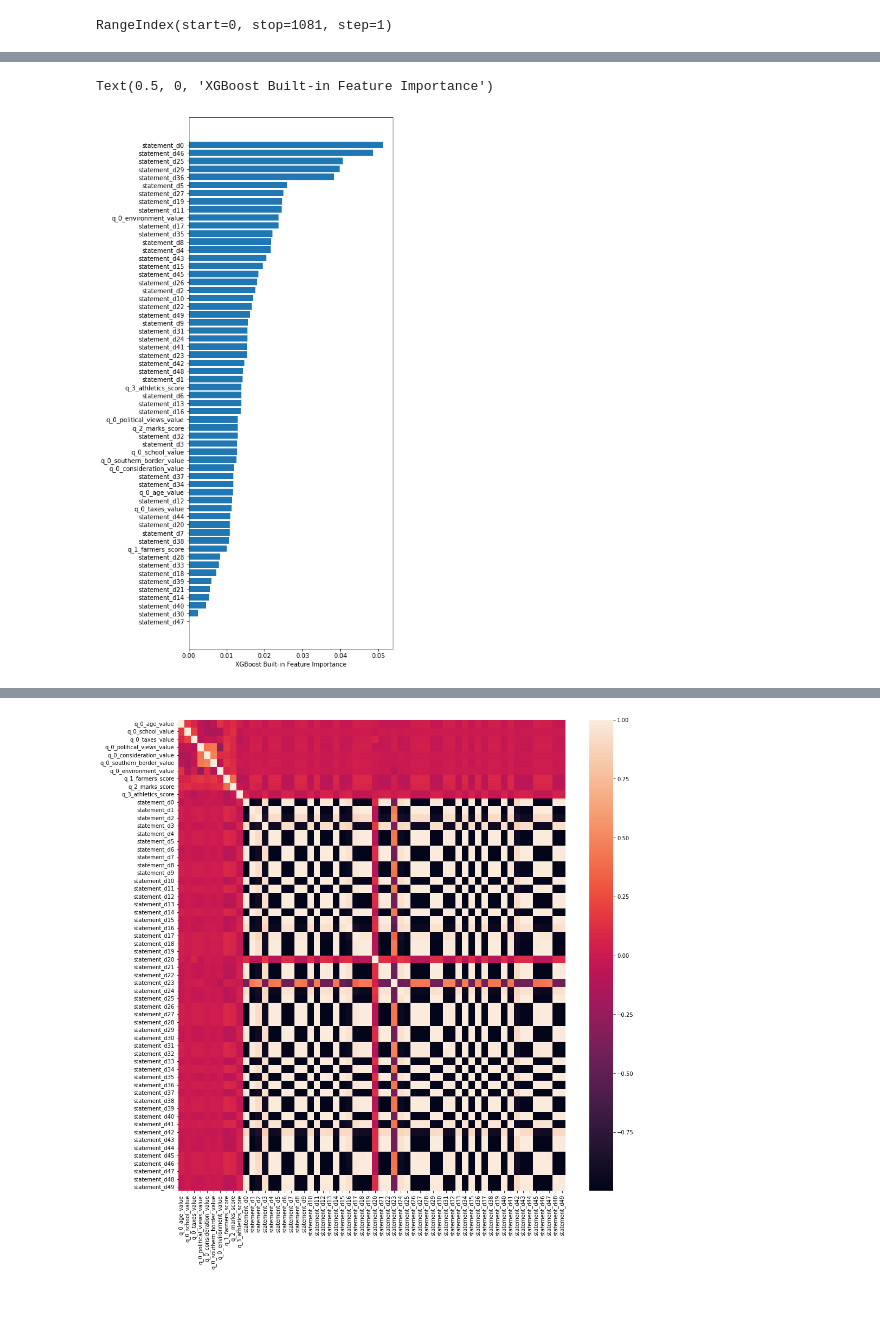
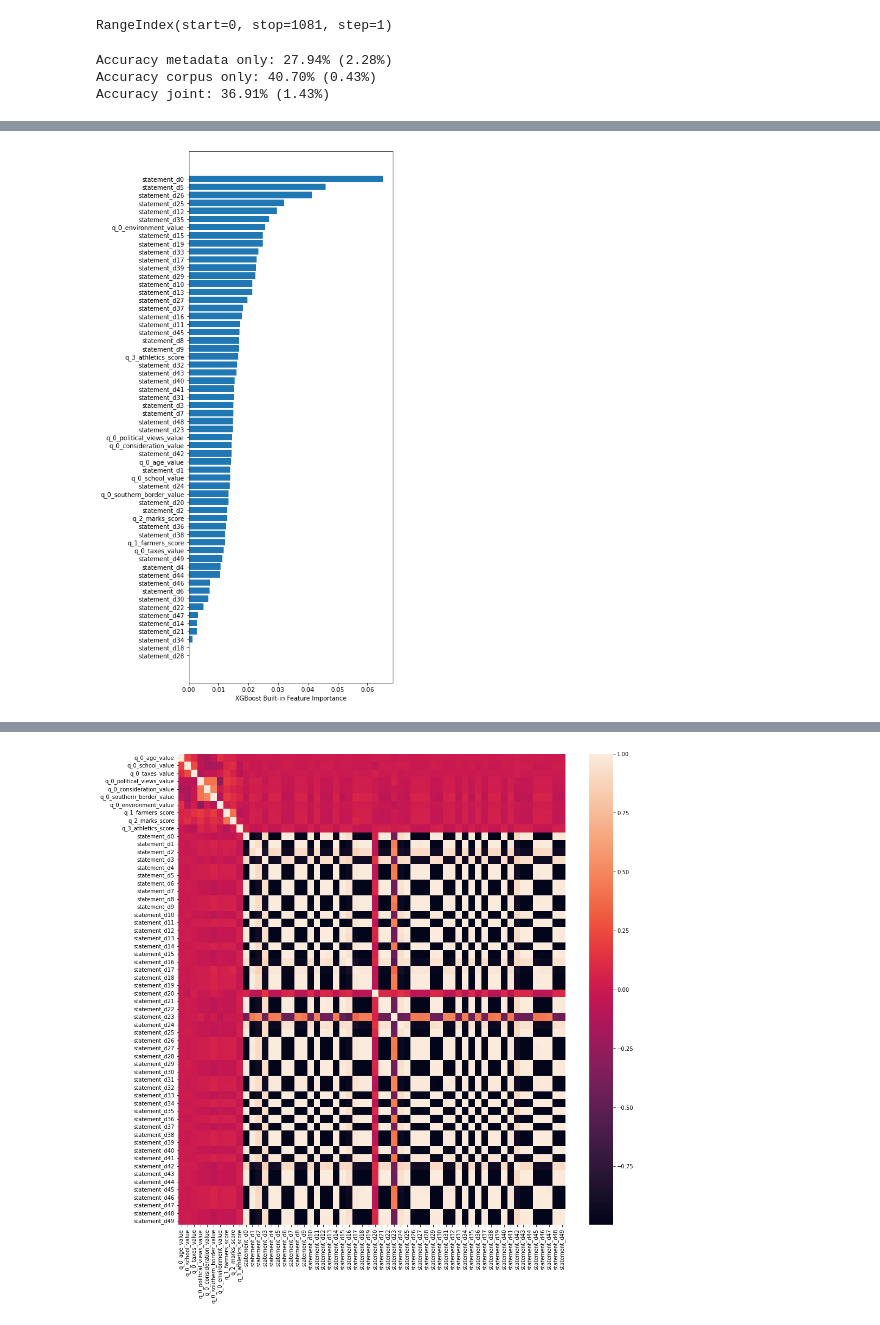
Before and after one commit to EyeofBeholder-NLeSC/play-around-sample-set, a Jupyter notebook: notebooks/IPM_feature_selection.ipynb, the cells around one changed output, grey strips where cells are left out. Drawn from its saved outputs; the diff is of its cells as text; code cells hidden in the pictures.

```diff
--- a/notebooks/IPM_feature_selection.ipynb
+++ b/notebooks/IPM_feature_selection.ipynb
@@ -107,12 +110,29 @@ columns=["statement_d%d" % i for i in range(50)])
 metadata.reset_index(drop=True, inplace=True)
 y = exact_match["doc_ground_truth_value"]
 y.reset_index(drop=True, inplace=True)
+corpus_df = (corpus_df - corpus_df.min()) / (corpus_df.max() - corpus_df.min())
+metadata = (metadata - metadata.min()) / (metadata.max() - metadata.min())
 X = pd.concat([metadata, corpus_df], axis=1)
-X = (X - X.min()) / (X.max() -X.min()) # min-max normalization
+# %%
+# evaluate the model
+kfold = KFold(n_splits=4)
+xgb_model = xgb.XGBClassifier(n_estimators=100, objective="multi:softprob", eval_metric="mlogloss", random_state=23)
+
+results_metadata = cross_val_score(xgb_model, metadata, y, cv=kfold)
+results_corpus = cross_val_score(xgb_model, corpus_df, y, cv=kfold)
+results_joint = cross_val_score(xgb_model, X, y, cv=kfold)
+
+print("Accuracy metadata only: %.2f%% (%.2f%%)" % (results_metadata.mean() * 100, results_metadata.std() * 100))
+print("Accuracy corpus only: %.2f%% (%.2f%%)" % (results_corpus.mean() * 100, results_corpus.std() * 100))
+print("Accuracy joint: %.2f%% (%.2f%%)" % (results_joint.mean() * 100, results_joint.std() * 100))
+# %% [output]
+Accuracy metadata only: 27.94% (2.28%)
+Accuracy corpus only: 40.70% (0.43%)
+Accuracy joint: 36.91% (1.43%)
 # %%
 # xgboost built-in feature importance
-X_train, X_test, y_train, y_test = train_test_split(X, y, test_size=0.25)
-xgb_model = xgb.XGBClassifier(n_estimators=100, objective="multi:softprob",random_state=23)
+X_train, X_test, y_train, y_test = train_test_split(X, y, test_size=0.25, random_state=23)
+xgb_model = xgb.XGBClassifier(n_estimators=100, objective="multi:softprob",eval_metric="merror", random_state=23)
 xgb_model.fit(X_train, y_train)
 sort_index = xgb_model.feature_importances_.argsort()
 plt.figure(figsize=(6, 16))
@@ -123,5 +143,4 @@ plt.xlabel("XGBoost Built-in Feature Importance")
-Text(0.5, 0, 'XGBoost Built-in Feature Importance')
-[figure, old version]
+[figure, new version]
 # %%
 perm_importance = permutation_importance(xgb_model, X_test, y_test, random_state=23)
 sort_index = perm_importance.importances_mean.argsort()
```
Also changed, not shown: parts of 3 cells of this notebook.
